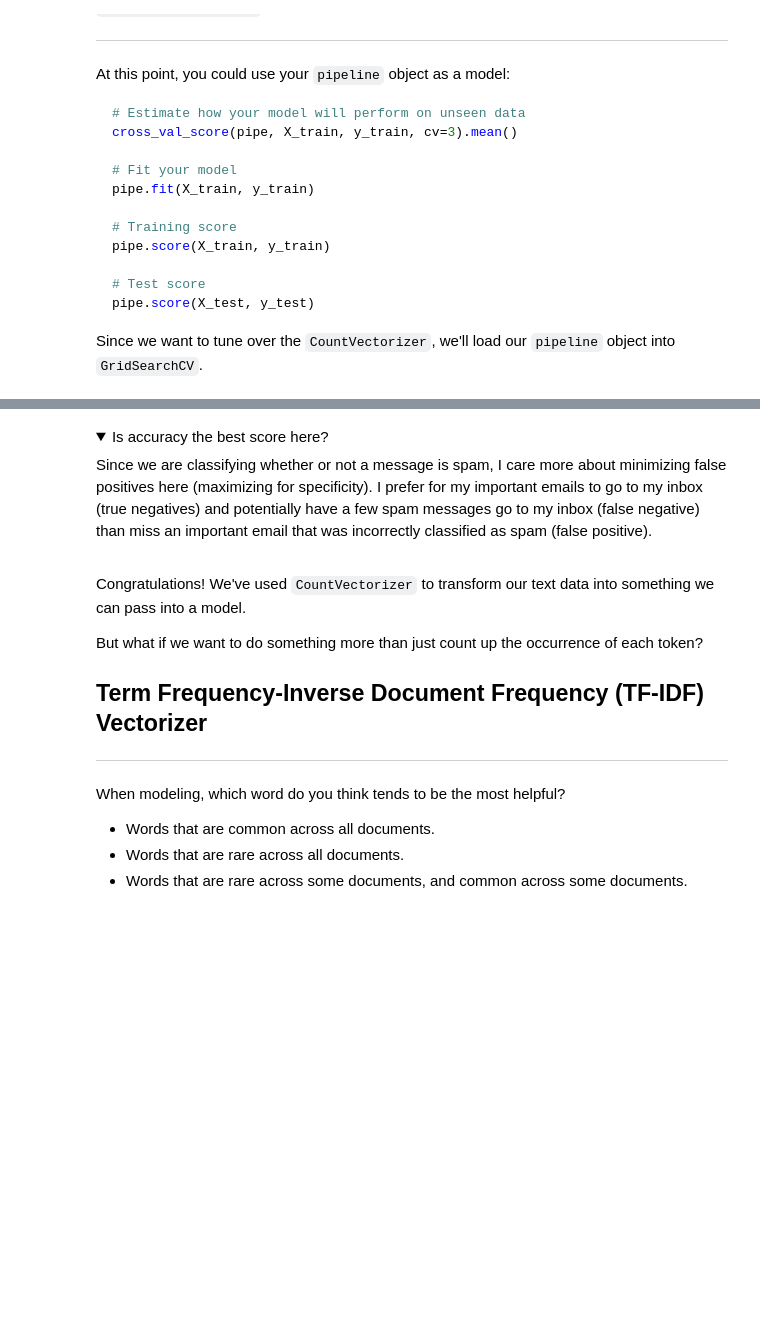
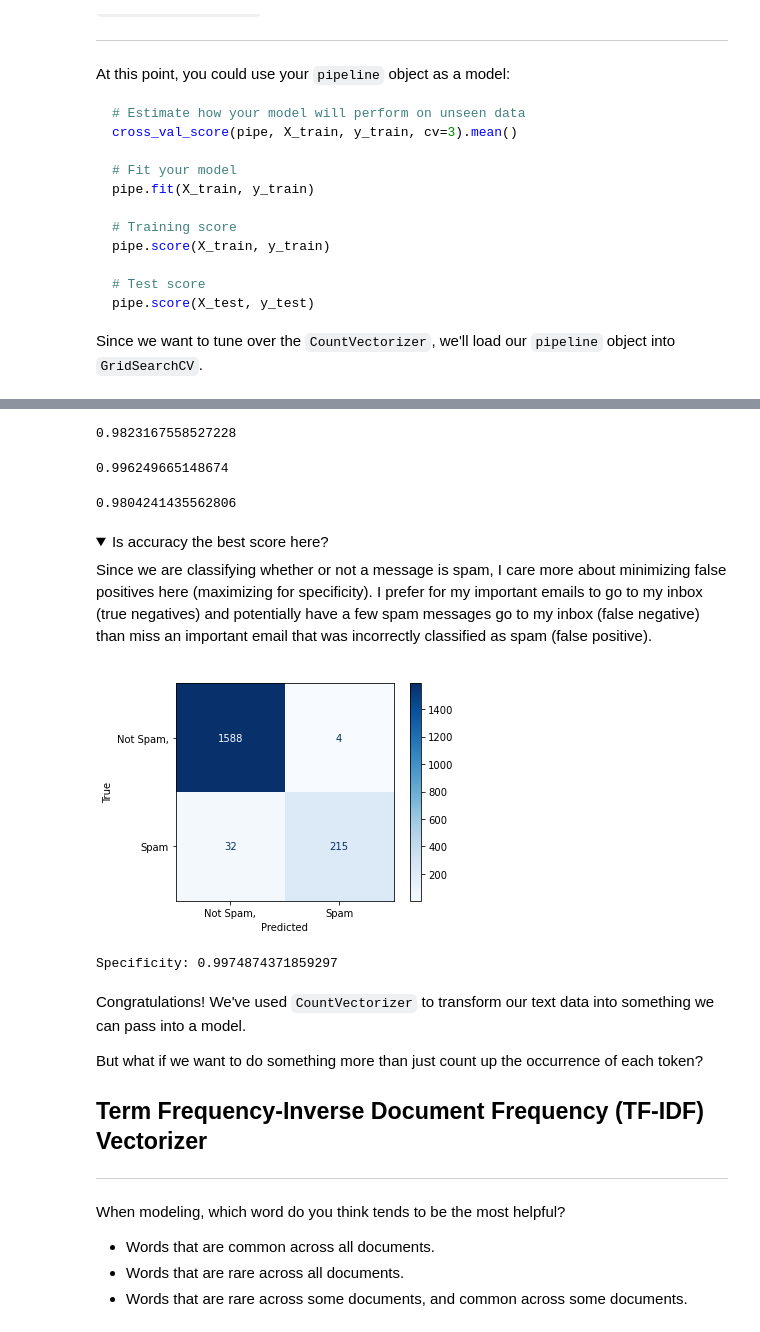
Before and after one commit to msamhz/GA-Lessons, a Jupyter notebook: 5.06-lesson-nlp-ii/starter-code.ipynb, the cells around one changed output, grey strips where cells are left out. Cells and saved outputs as stored; diff of their text form; code cells hidden in the pictures; folded sections open; blank space fills up the shorter version.

```diff
--- a/5.06-lesson-nlp-ii/starter-code.ipynb
+++ b/5.06-lesson-nlp-ii/starter-code.ipynb
@@ -430,0 +568,38 @@ gs = GridSearchCV(, # what object are we optimizing?
+# %%
+# Read in data.
+spam = pd.read_csv('./data/SMSSpamCollection',
+                 sep='\t',
+                 names=['label', 'message'])
+
+# Check out first five rows.
+spam.head()
+
+spam['label'] = spam['label'].map(lambda x: 1 if x == 'spam' else 0)
+
+X = spam['message']
+y = spam['label']
+
+# Redefine training and testing sets.
+X_train, X_test, y_train, y_test = train_test_split(X,
+                                                    y,
+                                                    test_size=0.33,
+                                                    stratify=y,
+                                                    random_state=42)
+
+pipe = Pipeline([
+    ('cvec', CountVectorizer()),
+    ('lr', LogisticRegression())
+])
+
+pipe_params = {
+    'cvec__max_features': [2_000, 3_000, 4_000, 5_000],
+    'cvec__min_df': [2, 3],
+    'cvec__max_df': [.9, .95],
+    'cvec__ngram_range': [(1,1), (1,2)]
+}
+
+gs = GridSearchCV(pipe, # what object are we optimizing?
+                  param_grid=pipe_params, # what parameters values are we searching?
+                  cv=5) # 5-fold cross-validation
+
+gs.fit(X_train, y_train)
@@ -431,9 +632,18 @@ gs = GridSearchCV(, # what object are we optimizing?
 # %%
 # What's the best score?
+print(gs.best_score_)
+# %% [output]
+0.9823167558527228
 # %%
 # Score model on training set.
+print(gs.score(X_train, y_train))
+# %% [output]
+0.996249665148674
 # %%
 # Score model on testing set.
+print(gs.score(X_test, y_test))
+# %% [output]
+0.9804241435562806
 # %% [markdown]
 <details><summary>Is accuracy the best score here?</summary>
 
@@ -446,8 +658,17 @@ Since we are classifying whether or not a message is spam, I care more about min
 # %%
 # View confusion matrix
-plot_confusion_matrix(gs, X_test, y_test, cmap='Blues', values_format='d');
+cmd = plot_confusion_matrix(gs, X_test, y_test, cmap='Blues', values_format='d', display_labels=['Not Spam,','Spam'])
+cmd.ax_.set(xlabel='Predicted', ylabel='True');
+# %% [output]
+[figure, added]
 # %%
 # Calculate the specificity
+
+spec = tn / (tn + fp)
+
+print('Specificity:', spec)
+# %% [output]
+Specificity: 0.9974874371859297
 # %% [markdown]
 Congratulations! We've used `CountVectorizer` to transform our text data into something we can pass into a model.
 
```
Also changed, not shown: parts of 32 cells of this notebook, 3 other files.
